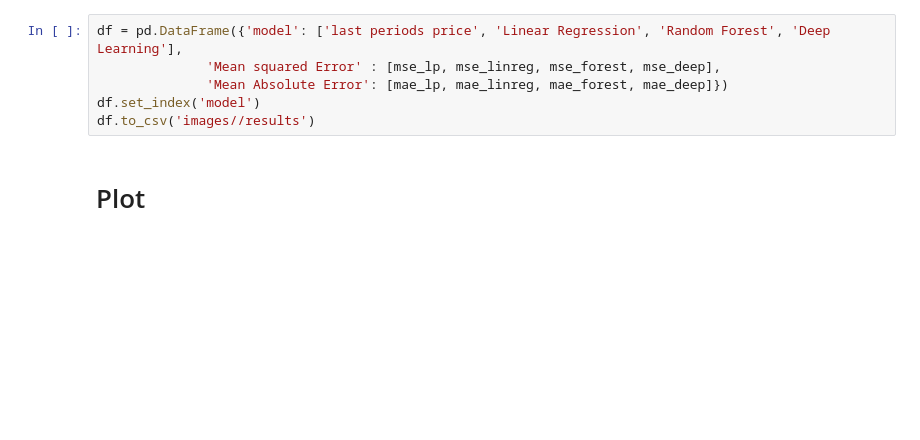
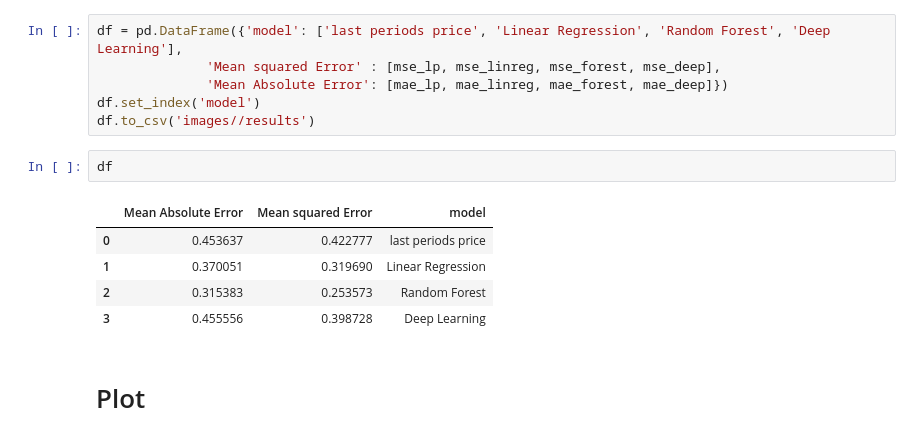
Before and after one commit to JonasPC/EnergyFinance, a Jupyter notebook: Analysis.ipynb, the cells around one changed output. Saved outputs shown, nothing was run; the diff lists cells and outputs as text; blank space fills up the shorter version.

```diff
--- a/Analysis.ipynb
+++ b/Analysis.ipynb
@@ -233,6 +233,14 @@ df = pd.DataFrame({'model': ['last periods price', 'Linear Regression', 'Random
               'Mean Absolute Error': [mae_lp, mae_linreg, mae_forest, mae_deep]})
 df.set_index('model')
 df.to_csv('images//results')
+# %%
+df
+# %% [output]
+|  | Mean Absolute Error | Mean squared Error | model |
+| 0 | 0.453637 | 0.422777 | last periods price |
+| 1 | 0.370051 | 0.319690 | Linear Regression |
+| 2 | 0.315383 | 0.253573 | Random Forest |
+| 3 | 0.455556 | 0.398728 | Deep Learning |
 # %% [markdown]
 # Plot
 # %%
```
Also changed, not shown: 5 other files.
